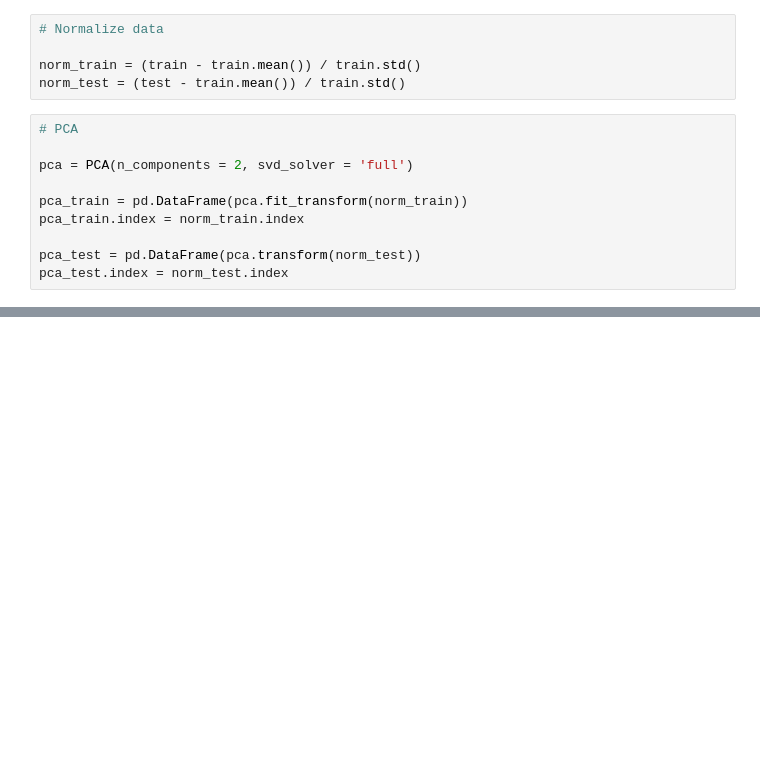
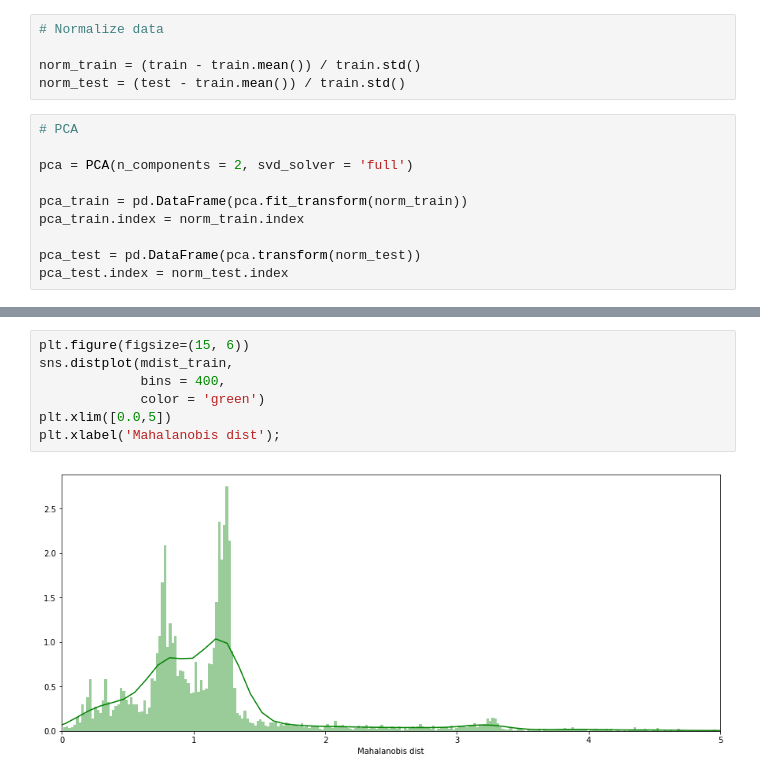
Before and after one commit to santitellez/Mahalanobis-AD, a Jupyter notebook: Mahalanobis-AD.ipynb, the cells around one changed output, grey strips where cells are left out. Cells and saved outputs as stored; diff of their text form; blank space fills up the shorter version.

```diff
--- a/Mahalanobis-AD.ipynb
+++ b/Mahalanobis-AD.ipynb
@@ -72,0 +90,9 @@ np.array(pca_train.values).shape
+# %%
+plt.figure(figsize=(15, 6))
+sns.distplot(mdist_train,
+             bins = 400,
+             color = 'green')
+plt.xlim([0.0,5])
+plt.xlabel('Mahalanobis dist');
+# %% [output]
+[figure, added]
```
Also changed, not shown: parts of 10 cells of this notebook.
